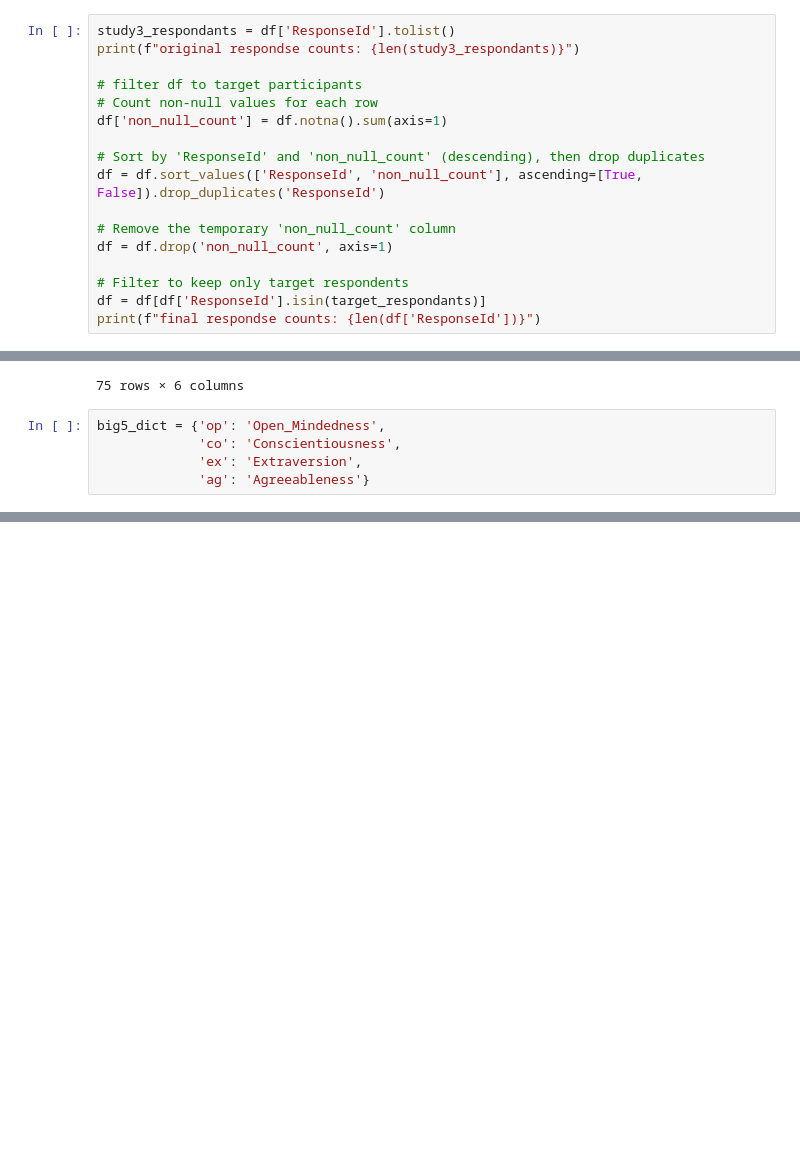
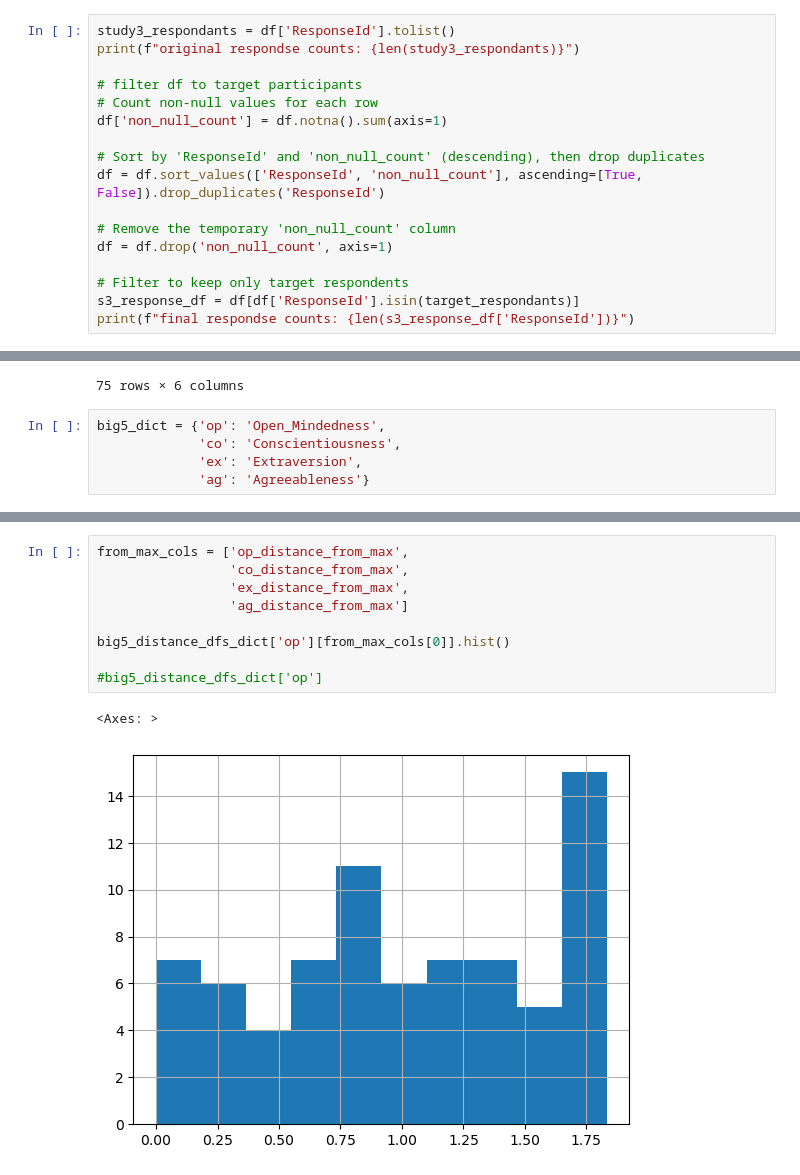
Before and after one commit to suharar/master_thesis, a Jupyter notebook: study3/notebooks/00_result_analysis/study_3_result_analysis.ipynb, the cells around one changed output, grey strips where cells are left out. Cells and saved outputs as stored; diff of their text form; blank space fills up the shorter version.

```diff
--- a/study3/notebooks/00_result_analysis/study_3_result_analysis.ipynb
+++ b/study3/notebooks/00_result_analysis/study_3_result_analysis.ipynb
@@ -66,6 +67,6 @@ df = df.sort_values(['ResponseId', 'non_null_count'], ascending=[True, False]).d
 df = df.drop('non_null_count', axis=1)
 
 # Filter to keep only target respondents
-df = df[df['ResponseId'].isin(target_respondants)]
-print(f"final respondse counts: {len(df['ResponseId'])}")
+s3_response_df = df[df['ResponseId'].isin(target_respondants)]
+print(f"final respondse counts: {len(s3_response_df['ResponseId'])}")
 # %% [output]
@@ -290,0 +349,12 @@ op
+# %%
+from_max_cols = ['op_distance_from_max',
+                 'co_distance_from_max',
+                 'ex_distance_from_max',
+                 'ag_distance_from_max']
+
+big5_distance_dfs_dict['op'][from_max_cols[0]].hist()
+
+#big5_distance_dfs_dict['op']
+# %% [output]
+<Axes: >
+[figure, added]
```
Also changed, not shown: parts of 20 cells of this notebook, 5 other files.
